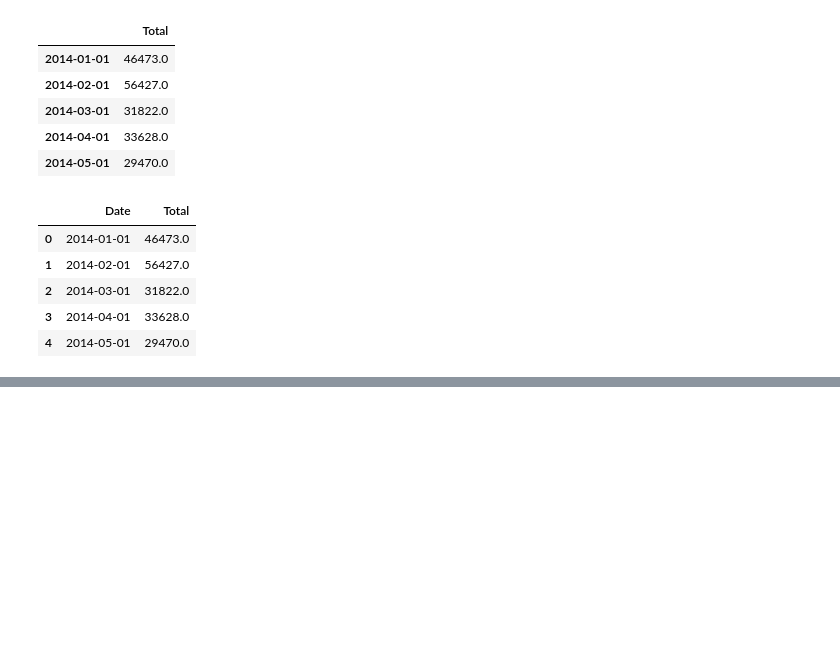
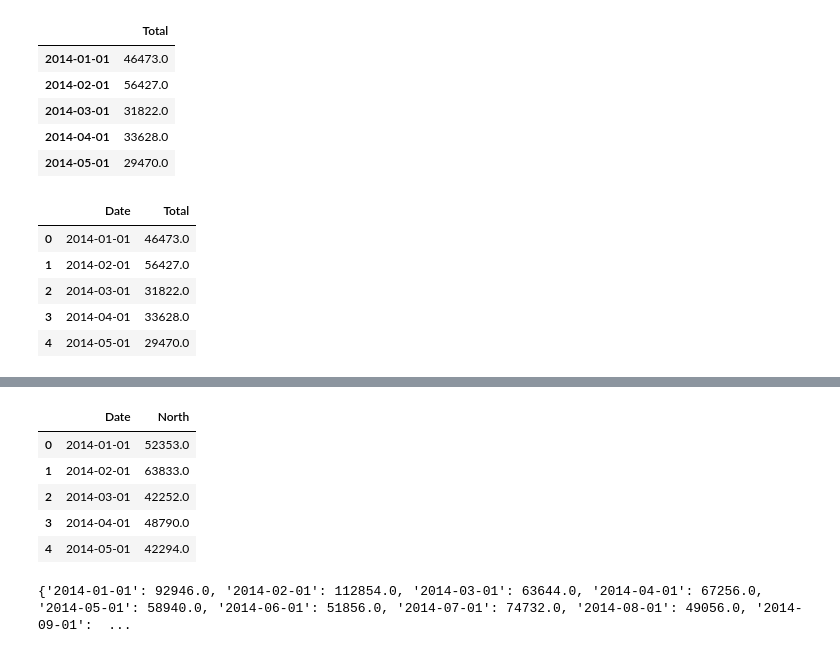
Before and after one commit to rockhound03/Project1, a Jupyter notebook: sunspot_year_adjust.ipynb, the cells around one changed output, grey strips where cells are left out. Drawn from its saved outputs; the diff is of its cells as text; code cells hidden in the pictures; blank space fills up the shorter version.

```diff
--- a/sunspot_year_adjust.ipynb
+++ b/sunspot_year_adjust.ipynb
@@ -104,3 +105,8 @@ sunspot_new.head()
 | 2 | 2014-03-01 | 31822.0 |
 | 3 | 2014-04-01 | 33628.0 |
 | 4 | 2014-05-01 | 29470.0 |
+# %%
+##Adding North Total to Dates
+for i, row in sunspots.iterrows():
+    unique_months[datetime(int(row['Year']),int(row['Month']), 1).strftime("%Y-%m-%d")] = unique_months[datetime(int(row['Year']),int(row['Month']), 1).strftime("%Y-%m-%d")] + row['North']
+print(unique_months)
@@ -106,0 +115,5 @@ sunspot_new.head()
+# %%
+#Converting Dictionary to Dataframe
+sunspot_north=pd.DataFrame.from_dict(unique_months,orient='index')
+
+sunspot_north.head()
@@ -106,0 +127,4 @@ sunspot_new.head()
+# %%
+#Rename column 2 to North
+sunspot_north.columns = ['North']
+sunspot_north.head()
@@ -106,0 +138,21 @@ sunspot_new.head()
+# %%
+#Reset Index
+sunspot_north.reset_index(inplace=True)
+# %%
+#Rename column 1 to Date
+sunspot_north.rename(columns={"index": "Date"},inplace=True)
+sunspot_north.head()
+# %% [output]
+|  | Date | North |
+| 0 | 2014-01-01 | 52353.0 |
+| 1 | 2014-02-01 | 63833.0 |
+| 2 | 2014-03-01 | 42252.0 |
+| 3 | 2014-04-01 | 48790.0 |
+| 4 | 2014-05-01 | 42294.0 |
+# %%
+##Adding South Total to Dates
+for i, row in sunspots.iterrows():
+    unique_months[datetime(int(row['Year']),int(row['Month']), 1).strftime("%Y-%m-%d")] = unique_months[datetime(int(row['Year']),int(row['Month']), 1).strftime("%Y-%m-%d")] + row['South']
+print(unique_months)
+# %% [output]
+{'2014-01-01': 92946.0, '2014-02-01': 112854.0, '2014-03-01': 63644.0, '2014-04-01': 67256.0, '2014-05-01': 58940.0, '2014-06-01': 51856.0, '2014-07-01': 74732.0, '2014-08-01': 49056.0, '2014-09-01':  ...
```
Also changed, not shown: parts of 18 cells of this notebook.
